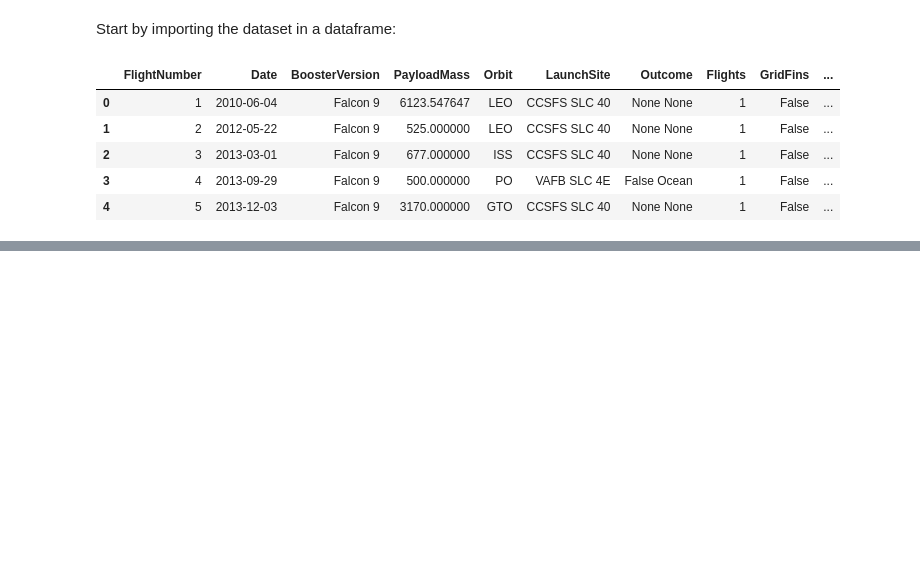
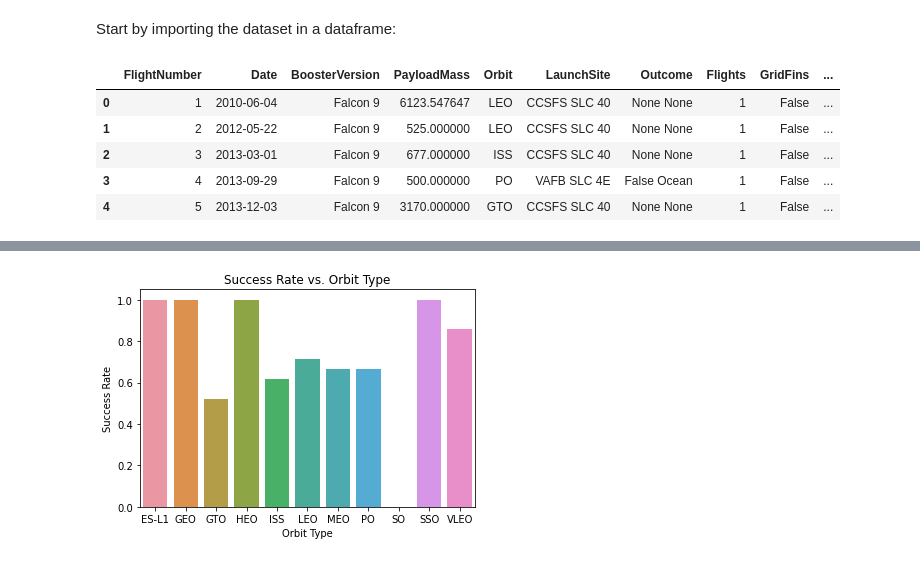
Before and after one commit to achi113s/SpaceY, a Jupyter notebook: 5_EDA_with_Visualizations.ipynb, the cells around one changed output, grey strips where cells are left out. Saved outputs shown, nothing was run; the diff lists cells and outputs as text; code cells hidden in the pictures; blank space fills up the shorter version.

```diff
--- a/5_EDA_with_Visualizations.ipynb
+++ b/5_EDA_with_Visualizations.ipynb
@@ -37,0 +67,4 @@ ValueError: Could not interpret value `Flight_Number` for parameter `x`
+# %%
+success_rate = df[['Orbit', 'Class']].groupby(by='Orbit').mean().reset_index()
+success_rate.rename(columns={'Orbit': 'Orbit', 'Class': 'Success Rate'}, inplace=True)
+success_rate
@@ -37,0 +84,8 @@ ValueError: Could not interpret value `Flight_Number` for parameter `x`
+# %%
+sns.barplot(data=success_rate, x='Orbit', y='Success Rate')
+plt.xlabel('Orbit Type')
+plt.ylabel('Success Rate')
+plt.title('Success Rate vs. Orbit Type')
+plt.show()
+# %% [output]
+[figure, added]
```
Also changed, not shown: parts of 13 cells of this notebook.
